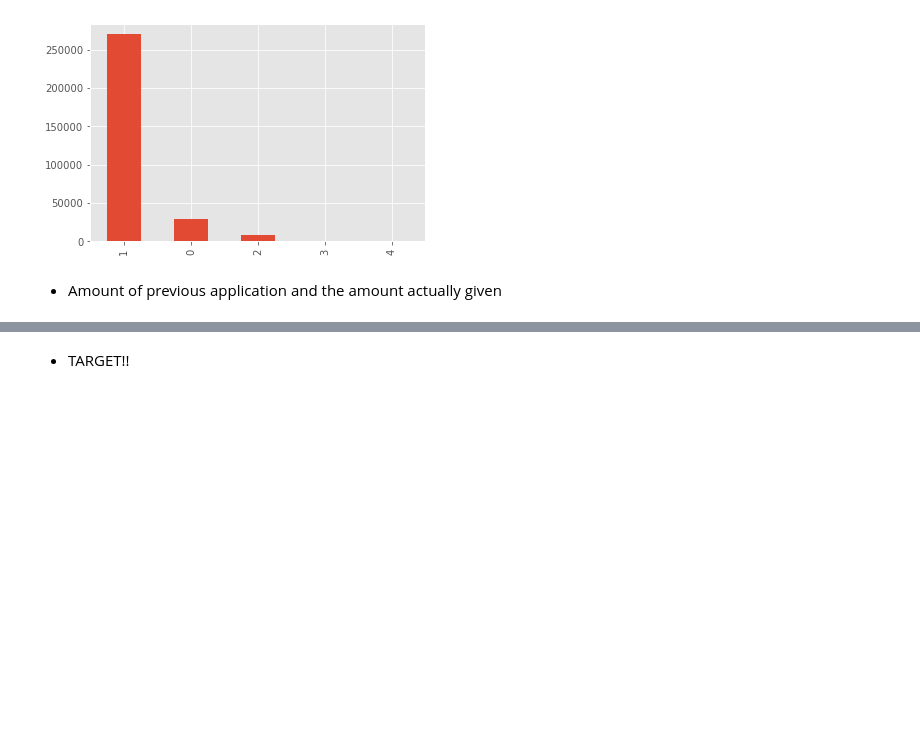
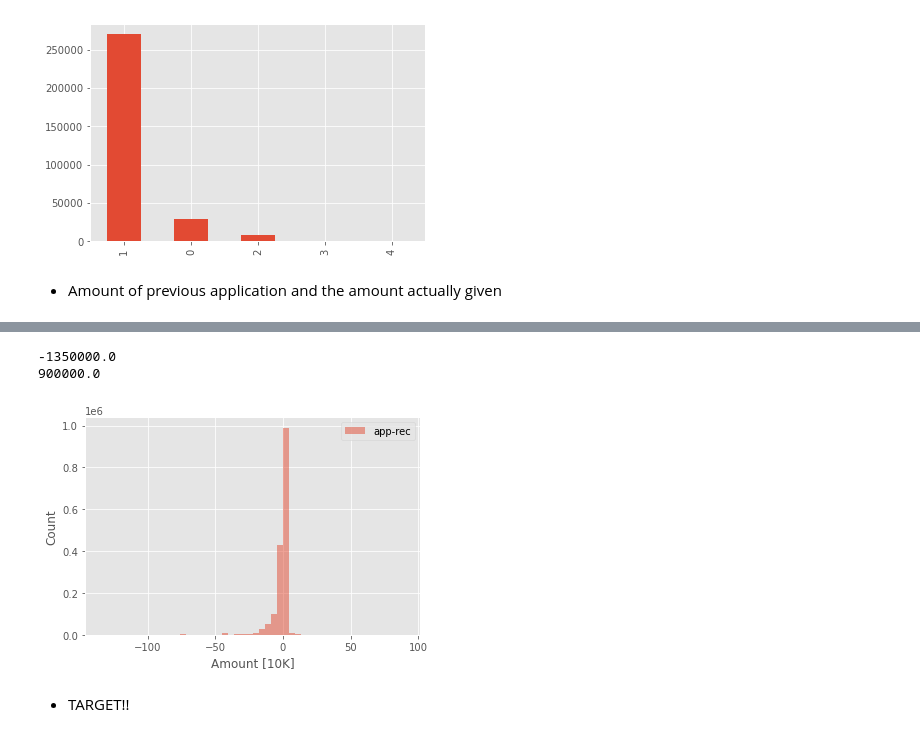
Before and after one commit to LenaChretien/Credit-Card-Fraud, a Jupyter notebook: Credit_card_fraud.ipynb, the cells around one changed output, grey strips where cells are left out. Drawn from its saved outputs; the diff is of its cells as text; code cells hidden in the pictures; blank space fills up the shorter version.

```diff
--- a/Credit_card_fraud.ipynb
+++ b/Credit_card_fraud.ipynb
@@ -432,0 +468,19 @@ dtype: int64
+# %%
+amt_diff = scatter_df['AMT_APPLICATION']-scatter_df['AMT_CREDIT']
+print(min(amt_diff))
+print(max(amt_diff))
+fig, ax = plt.subplots()
+
+x = (amt_diff/10000)
+
+bins = 50
+
+plt.hist(x, bins, alpha=0.5, label='app-rec')
+plt.legend(loc='upper right')
+plt.xlabel("Amount [10K]")
+plt.ylabel("Count")
+plt.show()
+# %% [output]
+-1350000.0
+900000.0
+[figure, added]
```
Also changed, not shown: parts of 19 cells of this notebook.
